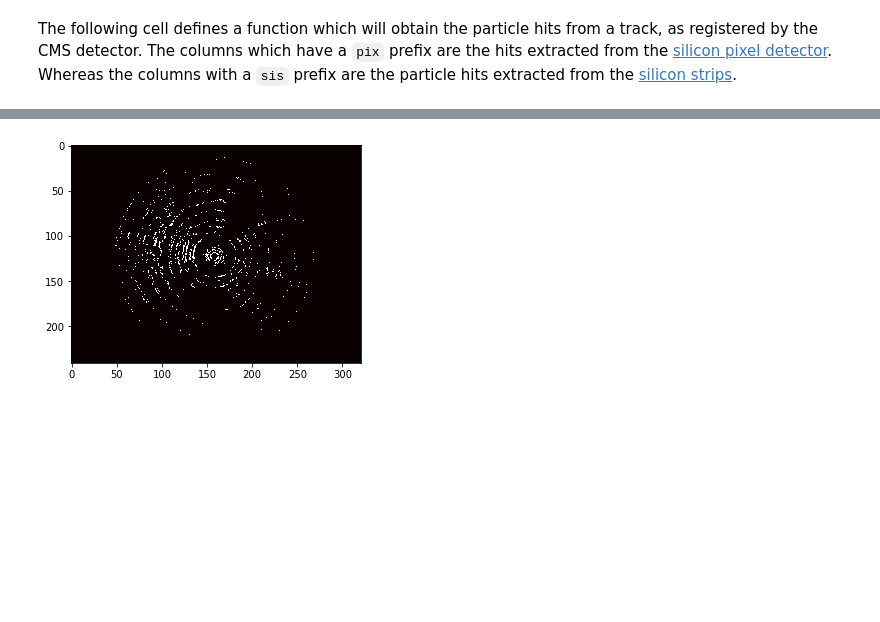
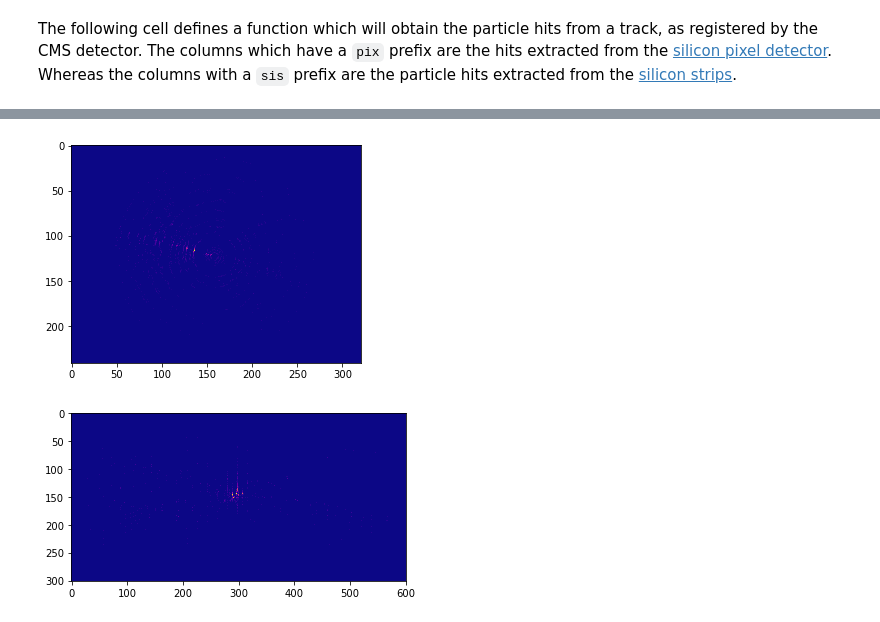
Before and after one commit to JoeriHermans/hep-track-reconstruction-ml, a Jupyter notebook: notebooks/data_preprocessing.ipynb, the cells around one changed output, grey strips where cells are left out. Saved outputs shown, nothing was run; the diff lists cells and outputs as text; code cells hidden in the pictures; blank space fills up the shorter version.

```diff
--- a/notebooks/data_preprocessing.ipynb
+++ b/notebooks/data_preprocessing.ipynb
@@ -275,9 +317,15 @@ display_side_tracks(examples)
 # %%
 # Plot the feature matrix with the same collision id.
 collisions = reader.read.format("com.databricks.spark.avro").load("data/collisions.avro")
 collision = collisions.filter(collisions.id == collision_id).collect()[0]
-m = np.asarray(collision['front'])
-plt.imshow(m, cmap='hot', interpolation='nearest')
+m_front = np.asarray(collision['front'])
+m_side = np.asarray(collision['side'])
+# View front feature matrix.
+plt.imshow(m_front, cmap='plasma', interpolation='nearest')
 plt.show()
+# View side feature matrix.
+plt.imshow(m_side, cmap='plasma', interpolation='nearest')
+plt.show()
 # %% [output]
-[figure, old version]
+[figure, new version]
+[figure, added]
```
Also changed, not shown: parts of 10 cells of this notebook.
